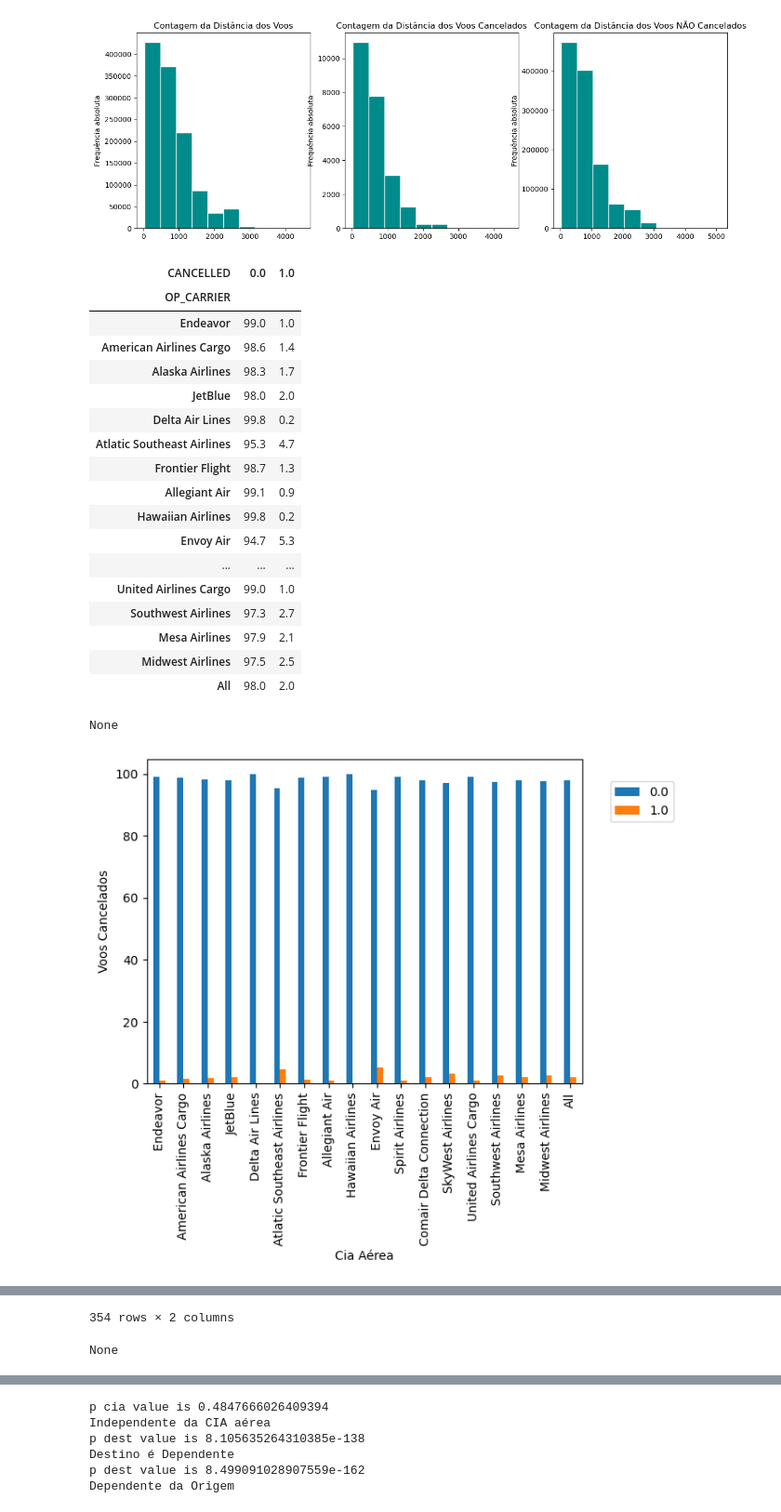
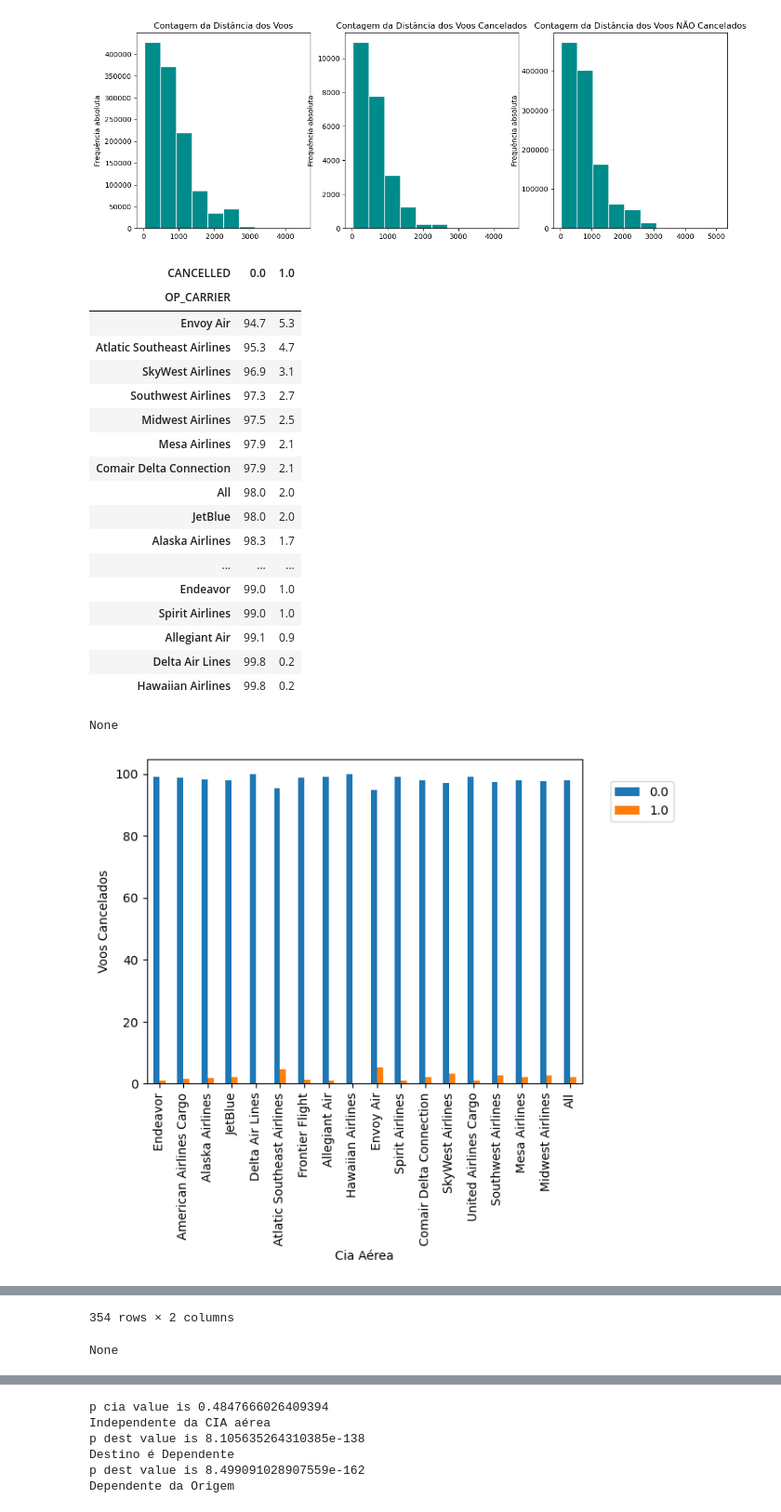
Before and after one commit to insper-classroom/22-2a-cd-p2-grupo_bexcamrefe, a Jupyter notebook: relatoriop2.ipynb, the cells around one changed output, grey strips where cells are left out. Shown: that part at 93% size. Saved outputs shown, nothing was run; the diff lists cells and outputs as text; code cells hidden in the pictures.

```diff
--- a/relatoriop2.ipynb
+++ b/relatoriop2.ipynb
@@ -181,52 +181,55 @@ Text(0, 0.5, 'Frequência absoluta')
 # PLOTAR UM AO LADO DO OUTRO SE POSSÍVEL
 # Cia X Cancelados
 cia_canc = pd.crosstab(Dados_gerais['OP_CARRIER'], Dados_gerais['CANCELLED'],  normalize='index', margins=True).round(3)*100
-print(display(cia_canc))
+cia_canc__ordenado = cia_canc.sort_values(0.0)
+print(display(cia_canc__ordenado))
 cia_canc.plot.bar()
 plt.ylabel('Voos Cancelados')
 plt.xlabel('Cia Aérea')
 plt.legend(loc='center')
 plt.legend(bbox_to_anchor=(1.05, 0.95)); # Coloca legenda para fora da janela gráfica
 plt.show()
 
 # Destino X Cancelados
 dest_canc = pd.crosstab(Dados_gerais['DEST'], Dados_gerais['CANCELLED'], normalize='index',margins=True).round(3)*100
-print(display(dest_canc))
+dest_canc_ordenado = dest_canc.sort_values(0.0)
+print(display(dest_canc_ordenado))
 dest_canc.plot.bar()
 plt.ylabel('Voos Cancelados')
 plt.xlabel('Destino')
 plt.legend(loc='center')
 plt.legend(bbox_to_anchor=(1.05, 0.95)); # Coloca legenda para fora da janela gráfica
 plt.show()
 
 # Origem X Cancelados
 org_canc = pd.crosstab(Dados_gerais['ORIGIN'], Dados_gerais['CANCELLED'], normalize='index',margins=True).round(3)*100
-print(display(org_canc))
+org_canc_ordenado = org_canc.sort_values(0.0)
+print(display(org_canc_ordenado))
 org_canc.plot.bar()
 plt.ylabel('Voos Cancelados')
 plt.xlabel('Origem')
 plt.legend(loc='center')
 plt.legend(bbox_to_anchor=(1.05, 0.95)); # Coloca legenda para fora da janela gráfica
 plt.show()
 # %% [output]
 | CANCELLED | 0.0 | 1.0 |
 | OP_CARRIER |  |  |
+| Envoy Air | 94.7 | 5.3 |
+| Atlatic Southeast Airlines | 95.3 | 4.7 |
+| SkyWest Airlines | 96.9 | 3.1 |
+| Southwest Airlines | 97.3 | 2.7 |
+| Midwest Airlines | 97.5 | 2.5 |
+| Mesa Airlines | 97.9 | 2.1 |
+| Comair Delta Connection | 97.9 | 2.1 |
+| All | 98.0 | 2.0 |
+| JetBlue | 98.0 | 2.0 |
+| Alaska Airlines | 98.3 | 1.7 |
+| ... | ... | ... |
 | Endeavor | 99.0 | 1.0 |
-| American Airlines Cargo | 98.6 | 1.4 |
-| Alaska Airlines | 98.3 | 1.7 |
-| JetBlue | 98.0 | 2.0 |
+| Spirit Airlines | 99.0 | 1.0 |
+| Allegiant Air | 99.1 | 0.9 |
 | Delta Air Lines | 99.8 | 0.2 |
-| Atlatic Southeast Airlines | 95.3 | 4.7 |
-| Frontier Flight | 98.7 | 1.3 |
-| Allegiant Air | 99.1 | 0.9 |
 | Hawaiian Airlines | 99.8 | 0.2 |
-| Envoy Air | 94.7 | 5.3 |
-| ... | ... | ... |
-| United Airlines Cargo | 99.0 | 1.0 |
-| Southwest Airlines | 97.3 | 2.7 |
-| Mesa Airlines | 97.9 | 2.1 |
-| Midwest Airlines | 97.5 | 2.5 |
-| All | 98.0 | 2.0 |
 None
 [figure]
 | CANCELLED | 0.0 | 1.0 |
```
Also changed, not shown: parts of 7 cells of this notebook.
